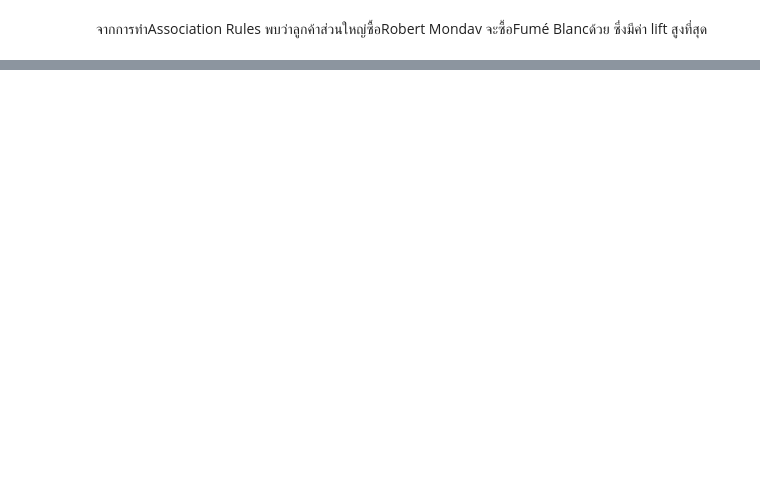
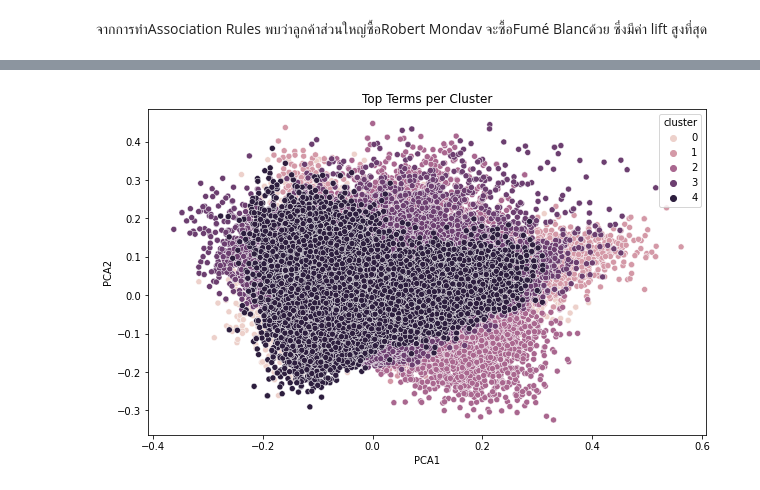
Before and after one commit to supatsara2002/bsc_dpdm22, a Jupyter notebook: Project.ipynb, the cells around one changed output, grey strips where cells are left out. Cells and saved outputs as stored; diff of their text form; code cells hidden in the pictures; blank space fills up the shorter version.

```diff
--- a/Project.ipynb
+++ b/Project.ipynb
@@ -249,19 +231,0 @@ top_terms_per_cluster
-# %%
-cluster_results = []
-top_terms_per_cluster = {}
-order_centroids = model.cluster_centers_.argsort()[:, ::-1]
-terms = count_vectorizer.vocabulary_
-
-for i in range(k):
-    cluster = {}
-    top_terms = []
-    for ind in order_centroids[i, :10]:
-        top_terms.append(list(terms.keys())[list(terms.values()).index(ind)])
-    top_terms_per_cluster['Cluster {}'.format(i)] = top_terms
-
-top_terms_per_cluster = pd.DataFrame.from_dict(top_terms_per_cluster, orient='index')
-pca = PCA(n_components=2)
-pca.fit(tfidf_matrix.toarray())
-pca_features = pca.transform(tfidf_matrix.toarray())
-top_terms_per_cluster['PCA1'] = pca_features[:,0]
-top_terms_per_cluster['PCA2'] = pca_features[:,1]
@@ -408,0 +335,64 @@ print(rules.head())
+# %%
+import pandas as pd
+from sklearn.feature_extraction.text import CountVectorizer
+from sklearn.cluster import KMeans
+from sklearn.feature_extraction.text import TfidfVectorizer
+from sklearn.decomposition import PCA
+import matplotlib.pyplot as plt
+import seaborn as sns
+
+# Select 'description' column
+df = wine_data['description']
+
+# Vectorize with CountVectorizer and TfidfVectorizer
+count_vectorizer = CountVectorizer(stop_words='english', ngram_range=(1,1))
+tfidf_vectorizer = TfidfVectorizer(stop_words='english', ngram_range=(1,1))
+X = count_vectorizer.fit_transform(df)
+tfidf_matrix = tfidf_vectorizer.fit_transform(df)
+
+# Cluster with KMeans
+k = 5
+model = KMeans(n_clusters=k, init='k-means++', max_iter=100, n_init=1)
+model.fit(X)
+
+# Predict cluster labels for all wine reviews
+cluster_labels = model.predict(X)
+
+# Create a new dataframe with the wine review text and the predicted cluster label
+df_clusters = pd.DataFrame({'text': df, 'cluster': cluster_labels})
+
+# Visualize clusters with top terms using scatter plots
+top_terms_per_cluster = pd.DataFrame()
+for i in range(k):
+    # Get wine reviews in cluster i
+    cluster_i = df_clusters[df_clusters['cluster'] == i]['text']
+    # Vectorize with TfidfVectorizer
+    tfidf_vectorizer_i = TfidfVectorizer(stop_words='english', ngram_range=(1,1))
+    tfidf_matrix_i = tfidf_vectorizer_i.fit_transform(cluster_i)
+    # Perform PCA
+    pca = PCA(n_components=2)
+    pca.fit(tfidf_matrix_i.toarray())
+    pca_features = pca.transform(tfidf_matrix_i.toarray())
+    # Create dataframe with top terms per cluster
+    top_terms_i = pd.DataFrame({'PCA1': pca_features[:,0], 'PCA2': pca_features[:,1], 'cluster': i})
+    top_terms_per_cluster = pd.concat([top_terms_per_cluster, top_terms_i])
+
+# Visualize clusters with top terms using scatter plots
+plt.figure(figsize=(10, 6))
+sns.scatterplot(x="PCA1", y="PCA2", data=top_terms_per_cluster, hue='cluster')
+plt.title("Top Terms per Cluster")
+plt.show()
+
+# Plot all clusters in one plot with different colors
+plt.figure(figsize=(12,8))
+sns.scatterplot(x="PCA1", y="PCA2", hue=model.labels_, data=top_terms_per_cluster, palette='Set1')
+plt.title('Wine Reviews Clusters')
+plt.show()
+
+# Test prediction using a sample text from the dataset
+sample_text = "This wine has a good acidity and a long finish"
+Y = count_vectorizer.transform([sample_text])
+prediction = model.predict(Y)
+print(prediction)
+# %% [output]
+[figure, added]
```
Also changed, not shown: parts of 31 cells of this notebook.
